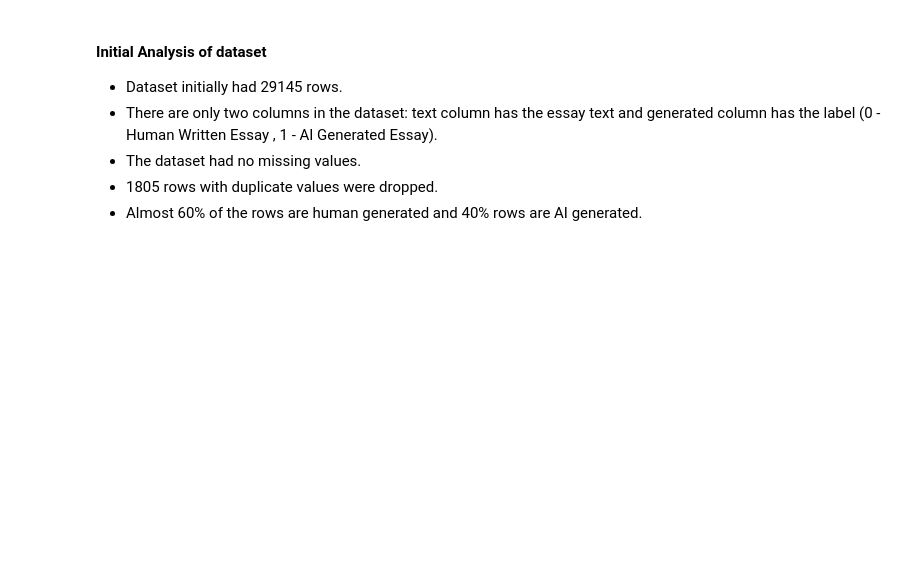
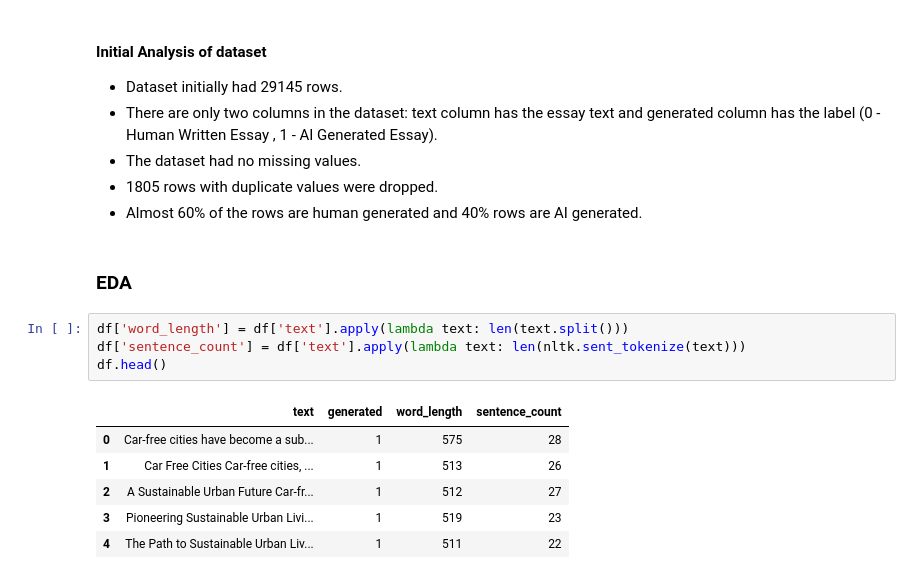
Before and after one commit to AnshumanMohanty-2001/Detect-AI-Text-using-LLMs, a Jupyter notebook: Detect_AI_text.ipynb, the cells around one changed output. Cells and saved outputs as stored; diff of their text form; blank space fills up the shorter version.

```diff
--- a/Detect_AI_text.ipynb
+++ b/Detect_AI_text.ipynb
@@ -91,3 +118,16 @@ plt.show()
     <li>1805 rows with duplicate values were dropped.</li>
     <li>Almost 60% of the rows are human generated and 40% rows are AI generated.</li>
 </ul>
+# %% [markdown]
+### EDA
+# %%
+df['word_length'] = df['text'].apply(lambda text: len(text.split()))
+df['sentence_count'] = df['text'].apply(lambda text: len(nltk.sent_tokenize(text)))
+df.head()
+# %% [output]
+|  | text | generated | word_length | sentence_count |
+| 0 | Car-free cities have become a sub... | 1 | 575 | 28 |
+| 1 | Car Free Cities Car-free cities, ... | 1 | 513 | 26 |
+| 2 | A Sustainable Urban Future Car-fr... | 1 | 512 | 27 |
+| 3 | Pioneering Sustainable Urban Livi... | 1 | 519 | 23 |
+| 4 | The Path to Sustainable Urban Liv... | 1 | 511 | 22 |
```
Also changed, not shown: parts of 4 cells of this notebook.
